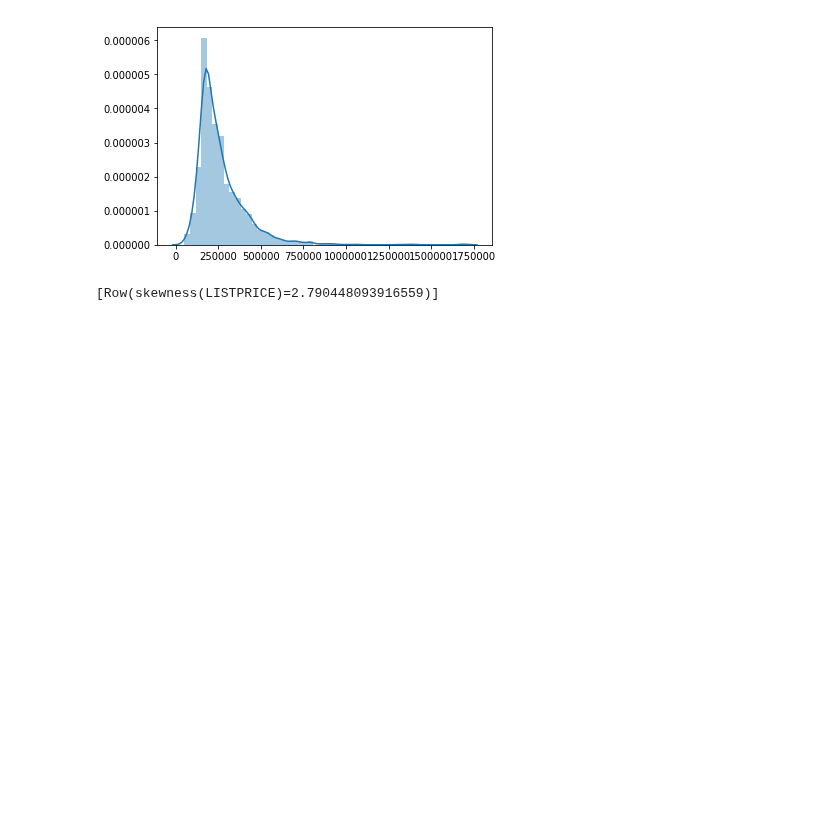
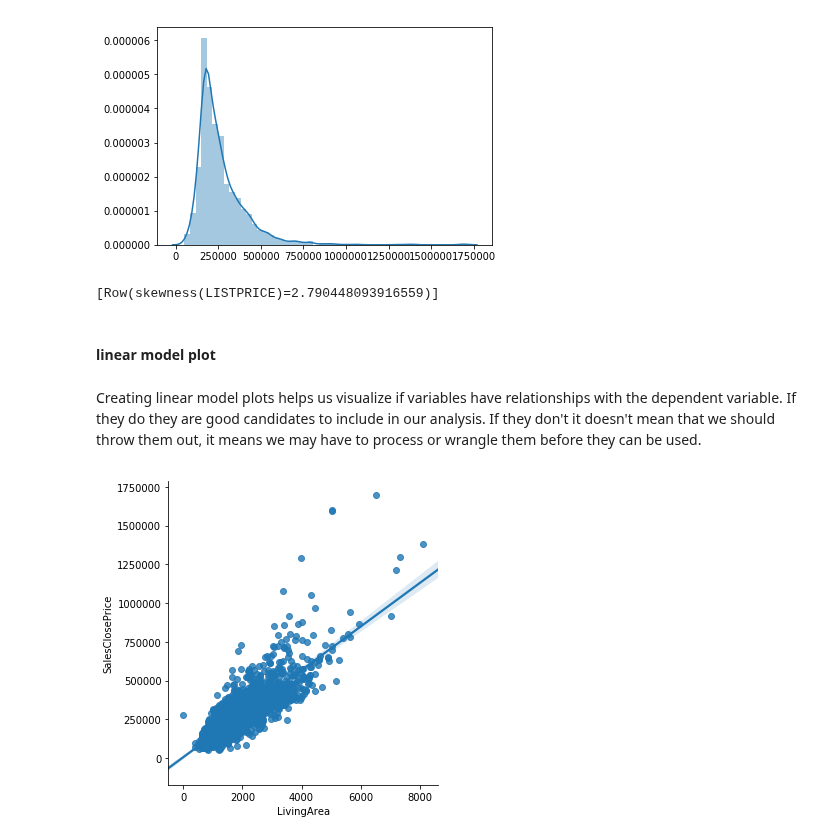
Before and after one commit to bhaskarjitsarmah/projects_D, a Jupyter notebook: Feature Engineering with PySpark/Feature Engineering with PySpark.ipynb, the cells around one changed output. Drawn from its saved outputs; the diff is of its cells as text; code cells hidden in the pictures; blank space fills up the shorter version.

Commit message:
added lmplot

```diff
--- a/Feature Engineering with PySpark/Feature Engineering with PySpark.ipynb
+++ b/Feature Engineering with PySpark/Feature Engineering with PySpark.ipynb
@@ -150,3 +152,19 @@ print(df.agg({'LISTPRICE': 'skewness'}).collect())
 # %% [output]
 [figure]
 [Row(skewness(LISTPRICE)=2.790448093916559)]
+# %% [markdown]
+#### linear model plot
+# %% [markdown]
+Creating linear model plots helps us visualize if variables have relationships with the dependent variable. If they do they are good candidates to include in our analysis. If they don't it doesn't mean that we should throw them out, it means we may have to process or wrangle them before they can be used.
+# %%
+# Select a the relevant columns and sample
+sample_df = df.select(['SalesClosePrice', 'LivingArea']).sample(False, 0.5, 42)
+
+# Convert to pandas dataframe
+pandas_df = sample_df.toPandas()
+
+# Linear model plot of pandas_df
+sns.lmplot(x='LivingArea', y='SalesClosePrice', data=pandas_df)
+plt.show()
+# %% [output]
+[figure, added]
```
Also changed, not shown: parts of 1 cell of this notebook.
